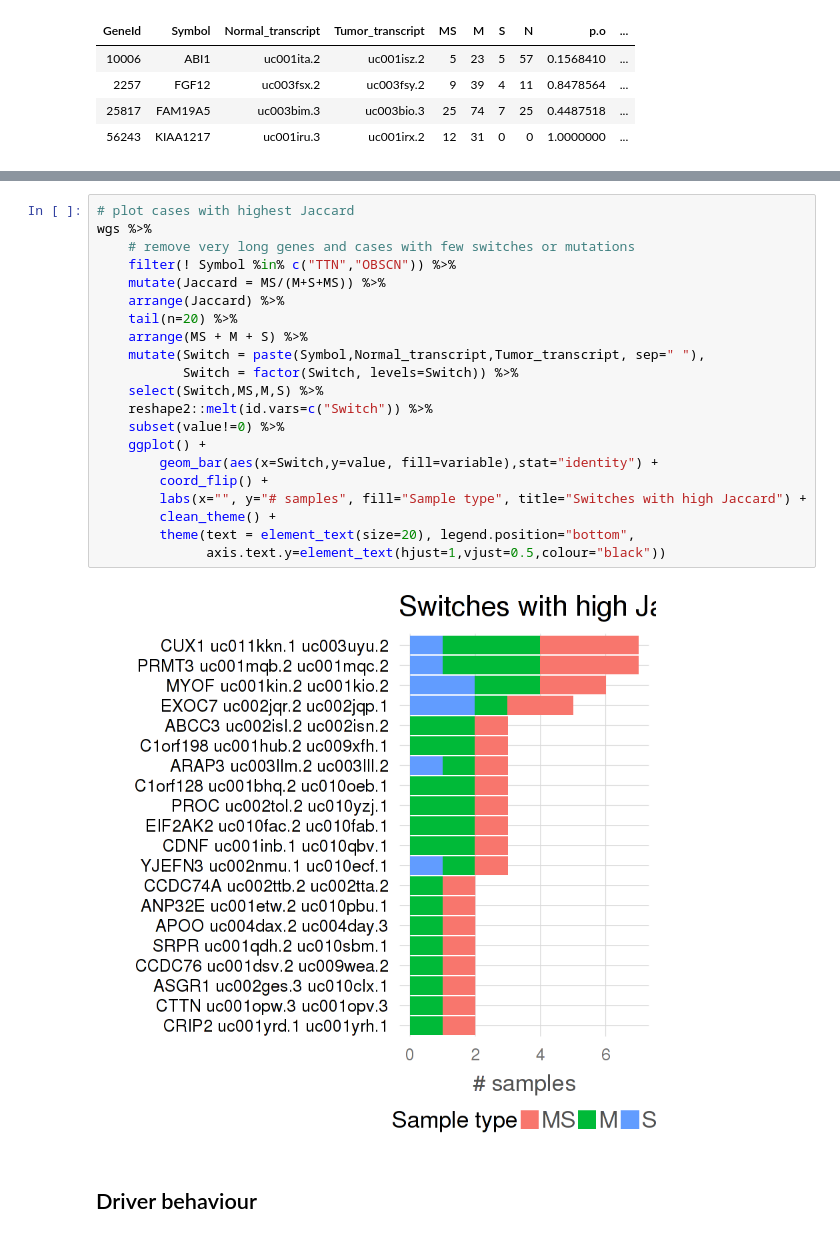
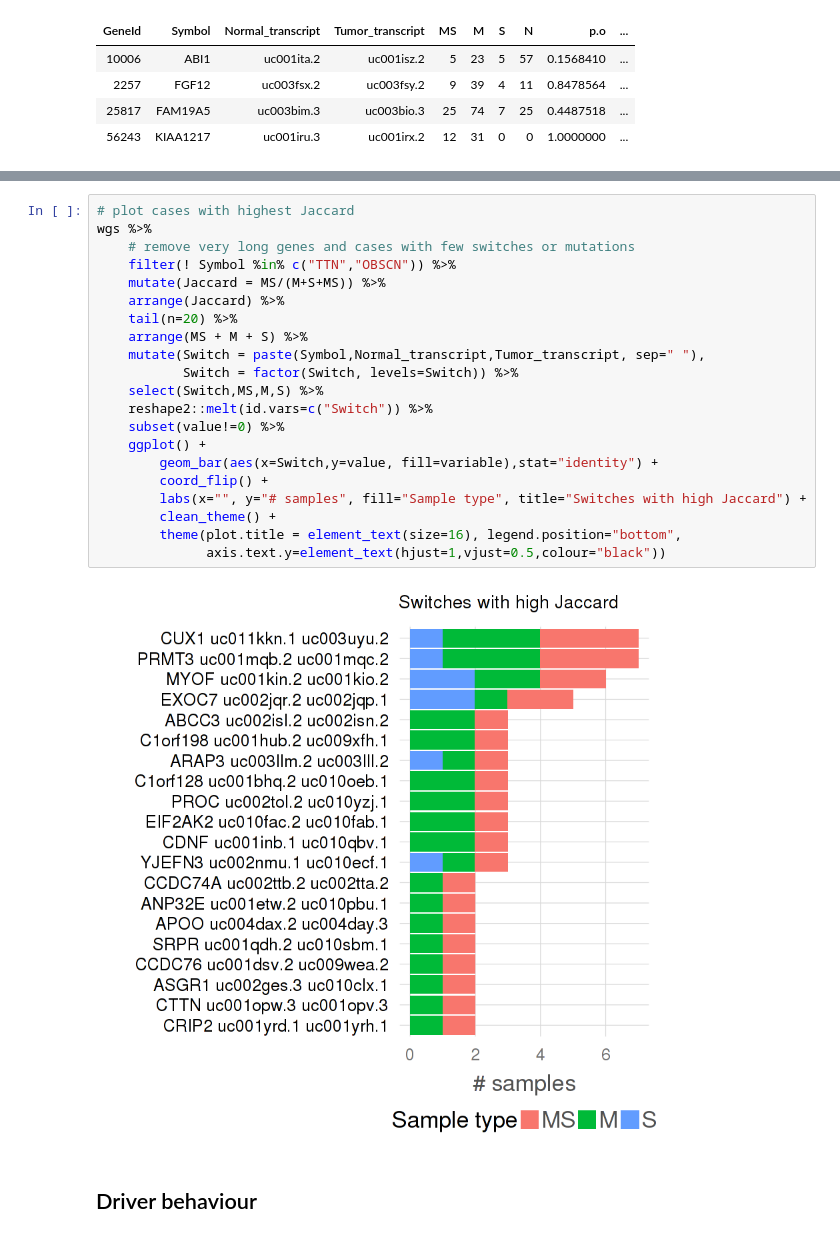
Before and after one commit to hclimente/smartas, a Jupyter notebook: mutations/wgs_genes.ipynb, the cells around one changed output, grey strips where cells are left out. Drawn from its saved outputs; the diff is of its cells as text.

Commit message:
plot axis made readable

```diff
--- a/mutations/wgs_genes.ipynb
+++ b/mutations/wgs_genes.ipynb
@@ -132,26 +132,26 @@ wgs %>%
 # %%
 # plot cases with highest Jaccard
 wgs %>%
     # remove very long genes and cases with few switches or mutations
     filter(! Symbol %in% c("TTN","OBSCN")) %>%
     mutate(Jaccard = MS/(M+S+MS)) %>%
     arrange(Jaccard) %>%
     tail(n=20) %>%
     arrange(MS + M + S) %>%
     mutate(Switch = paste(Symbol,Normal_transcript,Tumor_transcript, sep=" "),
            Switch = factor(Switch, levels=Switch)) %>%
     select(Switch,MS,M,S) %>%
     reshape2::melt(id.vars=c("Switch")) %>%
     subset(value!=0) %>%
     ggplot() +
         geom_bar(aes(x=Switch,y=value, fill=variable),stat="identity") +
         coord_flip() +
         labs(x="", y="# samples", fill="Sample type", title="Switches with high Jaccard") +
         clean_theme() +
-        theme(text = element_text(size=20), legend.position="bottom",
+        theme(plot.title = element_text(size=16), legend.position="bottom",
               axis.text.y=element_text(hjust=1,vjust=0.5,colour="black"))
 # %% [output]
-[figure, old version]
+[figure, new version]
 # %% [markdown]
 ## Driver behaviour
 # %%
```
Also changed, not shown: parts of 6 cells of this notebook, 1 other file.
